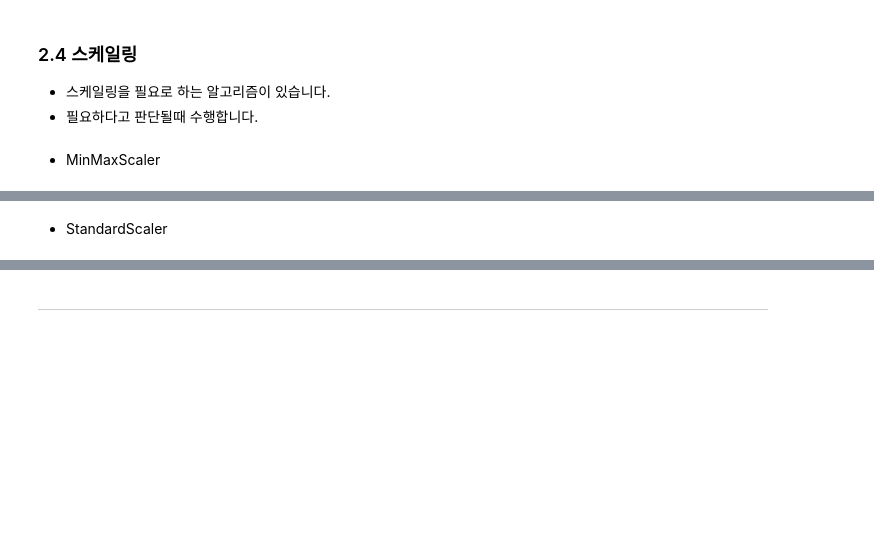
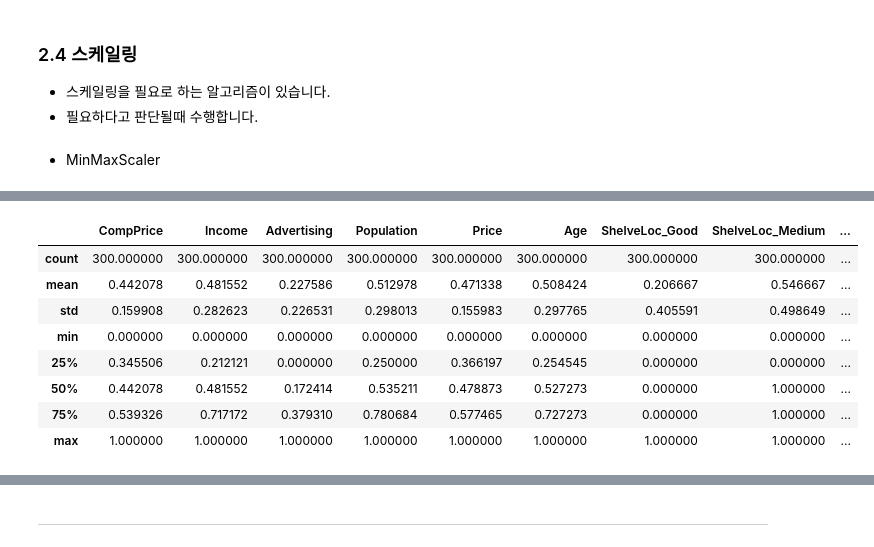
Before and after one commit to SubinOk/KT_AIVLE, a Jupyter notebook: DataProcessing/05_데이터_전처리_종합실습.ipynb, the cells around one changed output, grey strips where cells are left out. Saved outputs shown, nothing was run; the diff lists cells and outputs as text; code cells hidden in the pictures; blank space fills up the shorter version.

```diff
--- a/DataProcessing/05_데이터_전처리_종합실습.ipynb
+++ b/DataProcessing/05_데이터_전처리_종합실습.ipynb
@@ -256,8 +508,8 @@ x.head()
 from sklearn.preprocessing import MinMaxScaler
 col_x = list(x)
 scaler = MinMaxScaler()
-x_s = scaler.fit_transform(x)
+x_m = scaler.fit_transform(x)
 
 # 데이터프레임으로 다시 만듭시다.
-x_s = pd.DataFrame(x_s, columns=col_x)
-x_s.head()
+x_m = pd.DataFrame(x_m, columns=col_x)
+x_m.head()
@@ -266,4 +577,12 @@ x.describe()
 # %%
-x_s.describe()
+x_m.describe()
+# %% [output]
+|  | CompPrice | Income | Advertising | Population | Price | Age | ShelveLoc_Good | ShelveLoc_Medium | ... |
+| count | 300.000000 | 300.000000 | 300.000000 | 300.000000 | 300.000000 | 300.000000 | 300.000000 | 300.000000 | ... |
+| mean | 0.442078 | 0.481552 | 0.227586 | 0.512978 | 0.471338 | 0.508424 | 0.206667 | 0.546667 | ... |
+| std | 0.159908 | 0.282623 | 0.226531 | 0.298013 | 0.155983 | 0.297765 | 0.405591 | 0.498649 | ... |
+| min | 0.000000 | 0.000000 | 0.000000 | 0.000000 | 0.000000 | 0.000000 | 0.000000 | 0.000000 | ... |
+| 25% | 0.345506 | 0.212121 | 0.000000 | 0.250000 | 0.366197 | 0.254545 | 0.000000 | 0.000000 | ... |
+| 50% | 0.442078 | 0.481552 | 0.172414 | 0.535211 | 0.478873 | 0.527273 | 0.000000 | 1.000000 | ... |
+| 75% | 0.539326 | 0.717172 | 0.379310 | 0.780684 | 0.577465 | 0.727273 | 0.000000 | 1.000000 | ... |
+| max | 1.000000 | 1.000000 | 1.000000 | 1.000000 | 1.000000 | 1.000000 | 1.000000 | 1.000000 | ... |
-# %% [markdown]
-* StandardScaler
```
Also changed, not shown: parts of 50 cells of this notebook, 1 other file.
